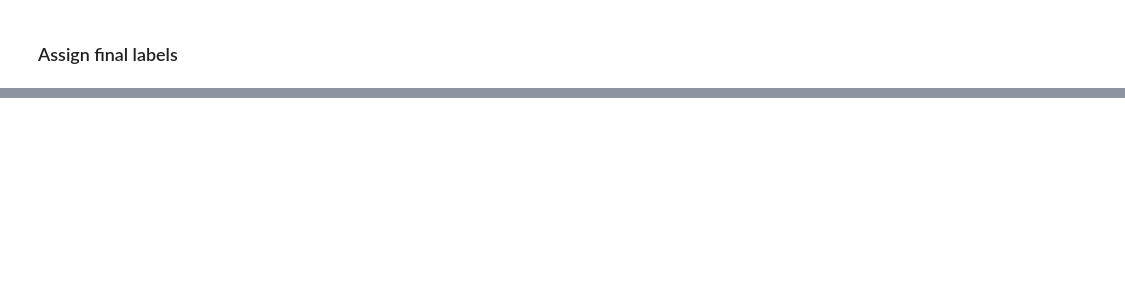
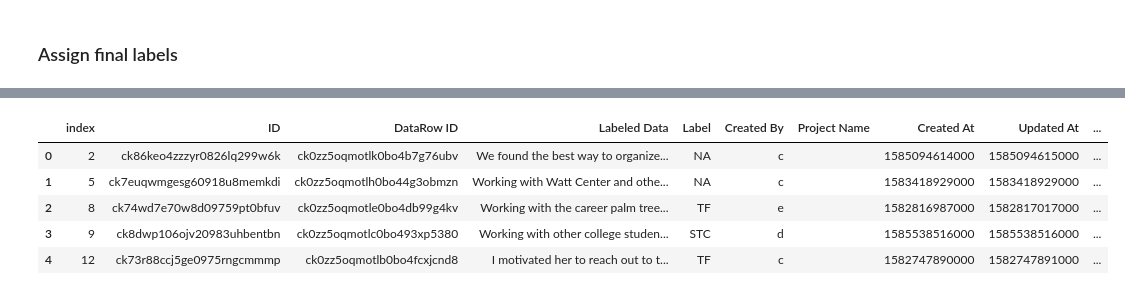
Before and after one commit to dndsmith/watson_ci_career_readiness, a Jupyter notebook: src/clean_data_for_model.ipynb, the cells around one changed output, grey strips where cells are left out. Drawn from its saved outputs; the diff is of its cells as text; code cells hidden in the pictures; blank space fills up the shorter version.

```diff
--- a/src/clean_data_for_model.ipynb
+++ b/src/clean_data_for_model.ipynb
@@ -120,3 +139,0 @@ def final_label (csvfilename):
-# %%
-df = final_label (r"../data/raw_labelbox_exports/March-30-2020-rawexport.csv")
-df.head()
@@ -130,4 +139,0 @@ df.head()
-# %%
-df.loc[:,"Labeled Data"] = df.loc[:,"Labeled Data"].str.replace('"', "")
-df["Final Label"].replace("", np.nan, inplace=True)
-df.head()
@@ -141,4 +139,0 @@ df.head()
-# %%
-df = df.dropna(subset=['Final Label'], axis=0).reset_index(drop=True)
-df = df.drop_duplicates(subset=['Labeled Data'],keep = 'first')
-df.head()
@@ -151,0 +140,10 @@ df.head()
+# %%
+df_final_label = final_label (df, "")
+df_final_label.head()
+# %% [output]
+|  | index | ID | DataRow ID | Labeled Data | Label | Created By | Project Name | Created At | Updated At | ... |
+| 0 | 2 | ck86keo4zzzyr0826lq299w6k | ck0zz5oqmotlk0bo4b7g76ubv | We found the best way to organize... | NA | c |  | 1585094614000 | 1585094615000 | ... |
+| 1 | 5 | ck7euqwmgesg60918u8memkdi | ck0zz5oqmotlh0bo44g3obmzn | Working with Watt Center and othe... | NA | c |  | 1583418929000 | 1583418929000 | ... |
+| 2 | 8 | ck74wd7e70w8d09759pt0bfuv | ck0zz5oqmotle0bo4db99g4kv | Working with the career palm tree... | TF | e |  | 1582816987000 | 1582817017000 | ... |
+| 3 | 9 | ck8dwp106ojv20983uhbentbn | ck0zz5oqmotlc0bo493xp5380 | Working with other college studen... | STC | d |  | 1585538516000 | 1585538516000 | ... |
+| 4 | 12 | ck73r88ccj5ge0975rngcmmmp | ck0zz5oqmotlb0bo4fcxjcnd8 | I motivated her to reach out to t... | TF | c |  | 1582747890000 | 1582747891000 | ... |
```
Also changed, not shown: parts of 12 cells of this notebook, 2 other files.
